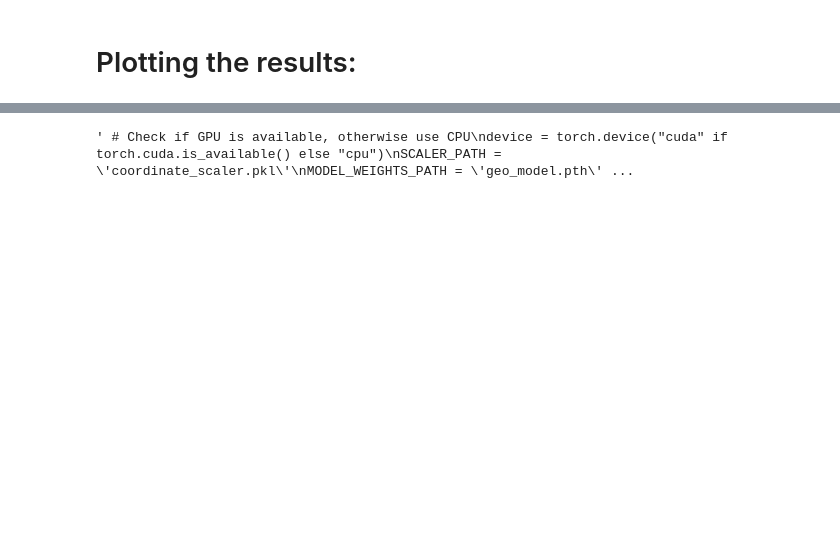
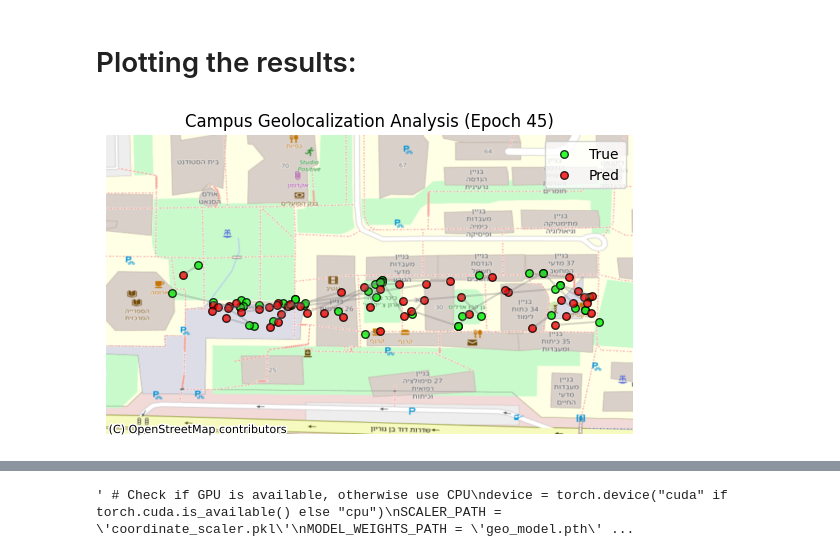
Before and after one commit to tal-sch/geolocalization-ai, a Jupyter notebook: DL_Project.ipynb, the cells around one changed output, grey strips where cells are left out. Saved outputs shown, nothing was run; the diff lists cells and outputs as text; code cells hidden in the pictures; blank space fills up the shorter version.

```diff
--- a/DL_Project.ipynb
+++ b/DL_Project.ipynb
@@ -308,5 +336,9 @@ Starting training on cuda...
 # %% [markdown]
 # Plotting the results:
+# %%
+log_error_map(real_preds, real_trues, epoch,num_points= 50)
+# %% [output]
+[figure, added]
 # %%
 # --- 9. SAVE THE MODEL & GENERATE PLOTS ---
 
```
Also changed, not shown: parts of 8 cells of this notebook, 4 other files.
